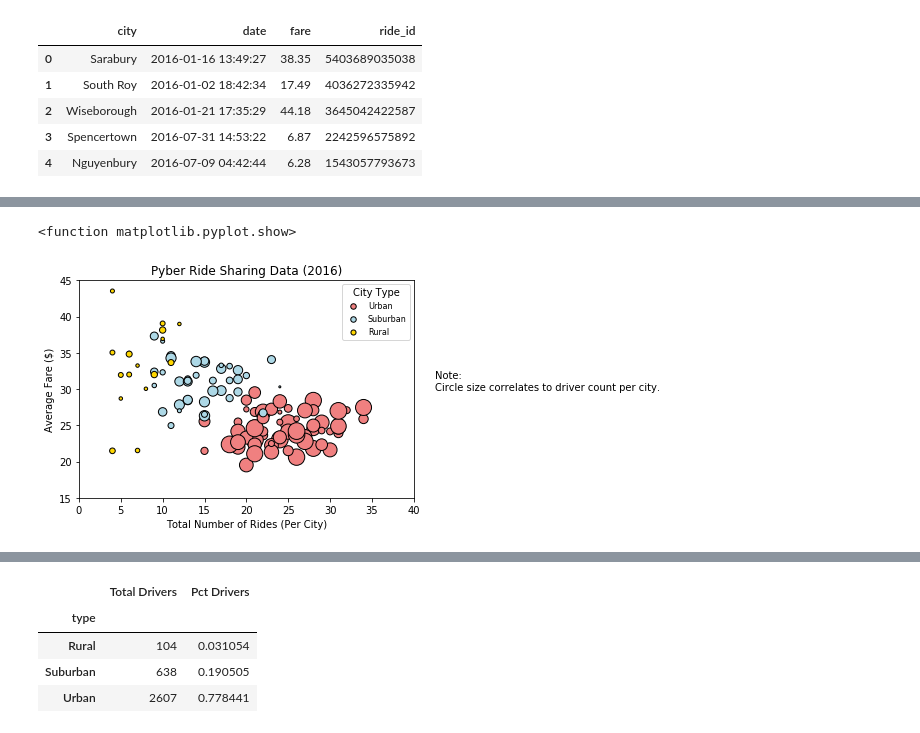
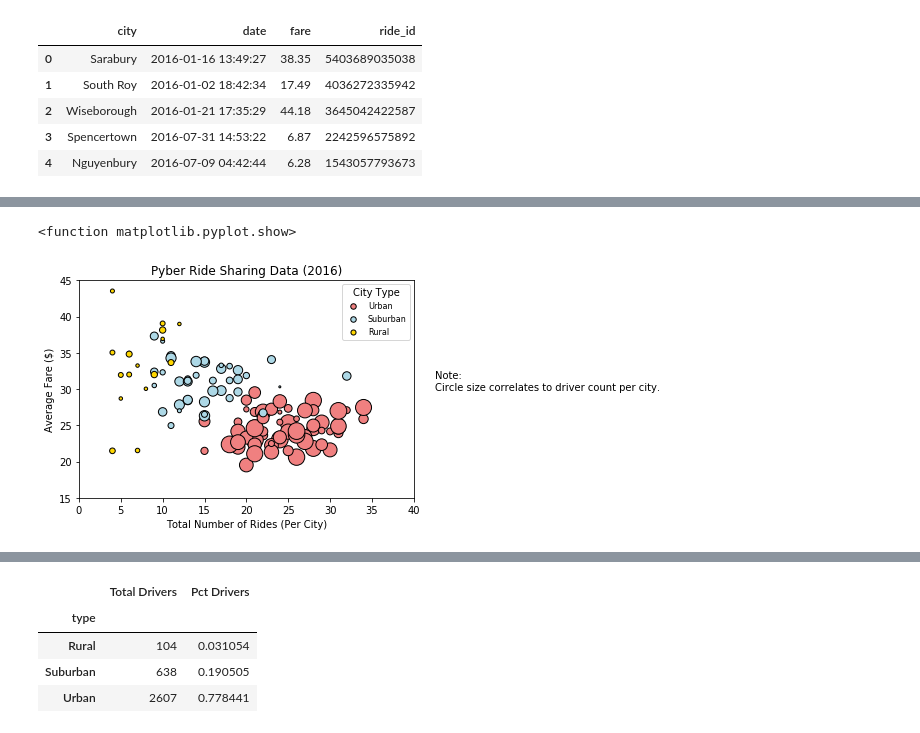
Before and after one commit to stephaniejtbrannen/matplotlib-challenge, a Jupyter notebook: Pyber/pyber_original.ipynb, the cells around one changed output, grey strips where cells are left out. Cells and saved outputs as stored; diff of their text form; code cells hidden in the pictures.

```diff
--- a/Pyber/pyber_original.ipynb
+++ b/Pyber/pyber_original.ipynb
@@ -9,4 +8,5 @@ city_data = "./raw_data/city_data.csv"
 ride_data = "./raw_data/ride_data.csv"
 
 city_df = pd.read_csv(city_data)
-city_df.info()
+driver_count = city_df.groupby(["city", "type"])["driver_count"].sum()
+city_grouped = pd.DataFrame({"driver_count" : driver_count}).reset_index()
@@ -53,11 +23,14 @@ pyber_analysis.head()
 # %%
+
+
 total_rides = ride_df.groupby("city")["ride_id"].count()
 avg_fare = ride_df.groupby("city")["fare"].mean()
 sum_fare = ride_df.groupby("city")["fare"].sum()
 
-ride_grouped_df = pd.DataFrame({ "total_rides": total_rides,
-                               "avg_fare": avg_fare,
-                               "sum_fare": sum_fare}).reset_index()
+ride_grouped = pd.DataFrame({"total_rides": total_rides
+                            ,"avg_fare": avg_fare
+                            ,"sum_fares":sum_fare}).reset_index()
 
-ride_grouped_df.head()
+merge_df = pd.merge(city_grouped, ride_grouped, how="outer", on="city")
+merge_df.head()
 # %% [output]
@@ -80,45 +43,45 @@ combine_df.head()
 # %%
-urban_df = pyber_analysis.loc[(pyber_analysis["type"] == "Urban")]
-suburban_df = pyber_analysis.loc[(pyber_analysis["type"] == "Suburban")]
-rural_df = pyber_analysis.loc[(pyber_analysis["type"] == "Rural")]
+urban_df = merge_df.loc[(merge_df["type"] == "Urban")]
+suburban_df = merge_df.loc[(merge_df["type"] == "Suburban")]
+rural_df = merge_df.loc[(merge_df["type"] == "Rural")]
 # %%
 
 
 xu= urban_df['total_rides']
 yu=urban_df['avg_fare']
-su=[4*n for n in urban_df['drivers']]
+su=[4*n for n in urban_df['driver_count']]
 
 xs= suburban_df['total_rides']
 ys= suburban_df['avg_fare']
-ss=[4*n for n in suburban_df['drivers']]
+ss=[4*n for n in suburban_df['driver_count']]
 
 xr= rural_df['total_rides']
 yr= rural_df['avg_fare']
-sr=[4*n for n in rural_df['drivers']]
+sr=[4*n for n in rural_df['driver_count']]
 
 uscat = plt.scatter(xu,yu,s=su, c='lightcoral', label = 'Urban', edgecolor = 'black', linewidth=1)
 sscat = plt.scatter(xs,ys,s=ss, c='lightblue', label = 'Suburban', edgecolor = 'black', linewidth=1)
 rscat = plt.scatter(xr,yr,s=sr, c='gold', label = 'Rural', edgecolor = 'black', linewidth=1)
 
 plt.ylim(15, 45)
 plt.xlim(0,40)
 lgnd = plt.legend(scatterpoints=1, loc='best', numpoints=1, title="City Type"
            , fontsize=8)
 
 lgnd.legendHandles[0]._sizes = [30]
 lgnd.legendHandles[1]._sizes = [30]
 lgnd.legendHandles[1]._sizes = [30]
 
 plt.title("Pyber Ride Sharing Data (2016)")
 plt.xlabel('Total Number of Rides (Per City)')
 plt.ylabel('Average Fare ($)')
 # plt.annotate("Note:\n Circle size correlates to driver count per city. ", (0,0), (0,-20), xycoords = 'axes fraction',
 #              textcoords='offset points', va='center')
 
 plt.figtext(0.95, 0.5, 'Note:\nCircle size correlates to driver count per city.', horizontalalignment='left')
 
 plt.show
 # %% [output]
 <function matplotlib.pyplot.show>
-[figure, old version]
+[figure, new version]
 # %%
```
Also changed, not shown: parts of 13 cells of this notebook.
